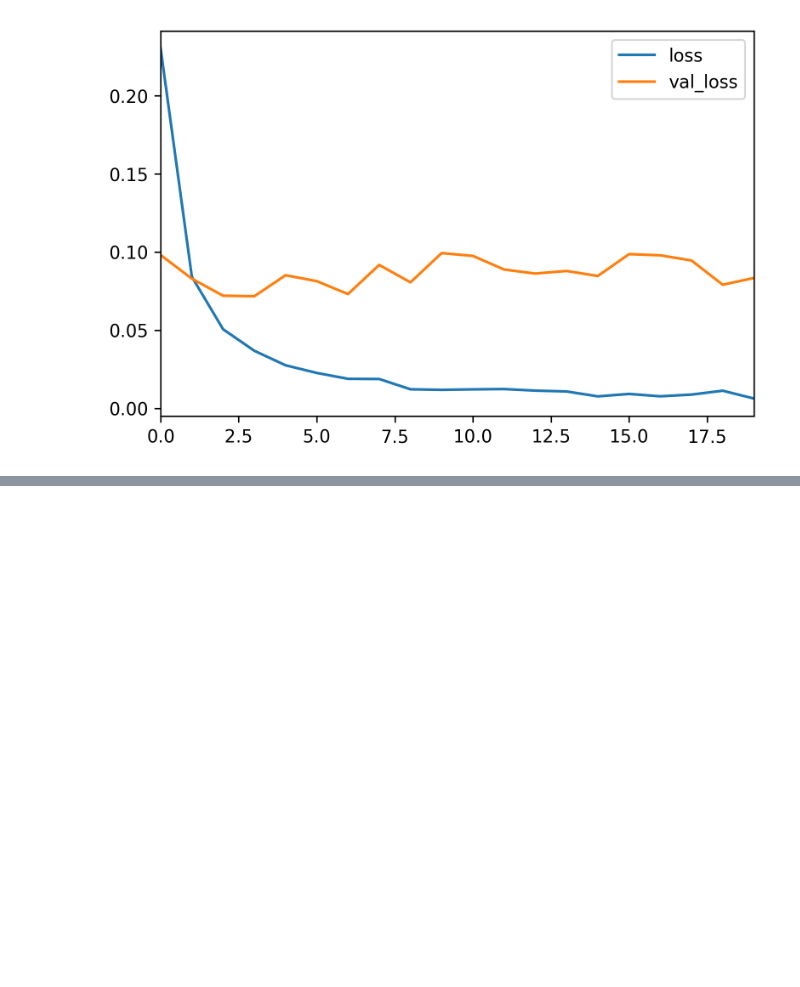
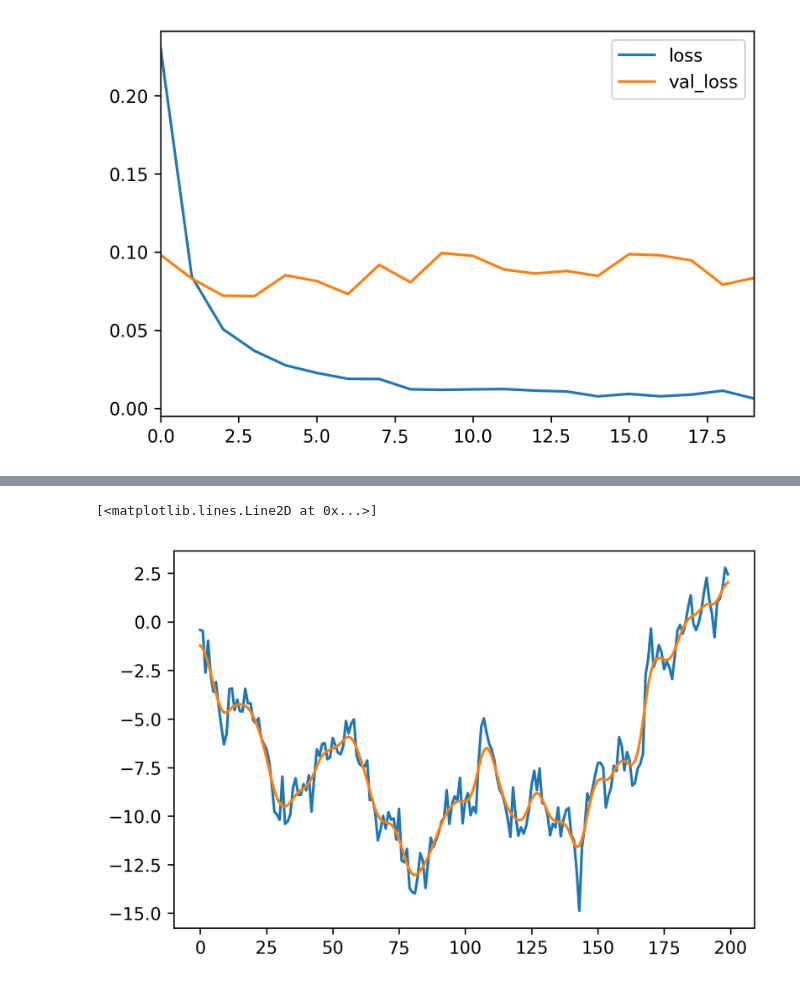
Before and after one commit to amueller/applied_ml_spring_2017, a Jupyter notebook: slides/aml-23.ipynb, the cells around one changed output, grey strips where cells are left out. Saved outputs shown, nothing was run; the diff lists cells and outputs as text; code cells hidden in the pictures; blank space fills up the shorter version.

```diff
--- a/slides/aml-23.ipynb
+++ b/slides/aml-23.ipynb
@@ -308,0 +365,6 @@ Epoch 6/20
+# %%
+plt.plot(signal)
+plt.plot(convolve(signal, gaussian_filter))
+# %% [output]
+[<matplotlib.lines.Line2D at 0x...>]
+[figure, added]
```
Also changed, not shown: parts of 20 cells of this notebook, 1 other file.
